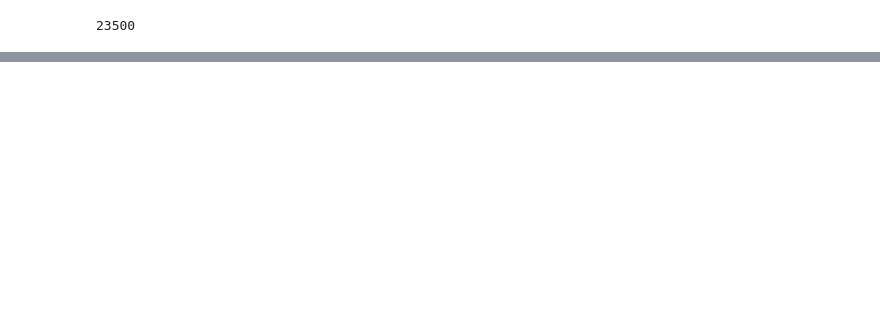
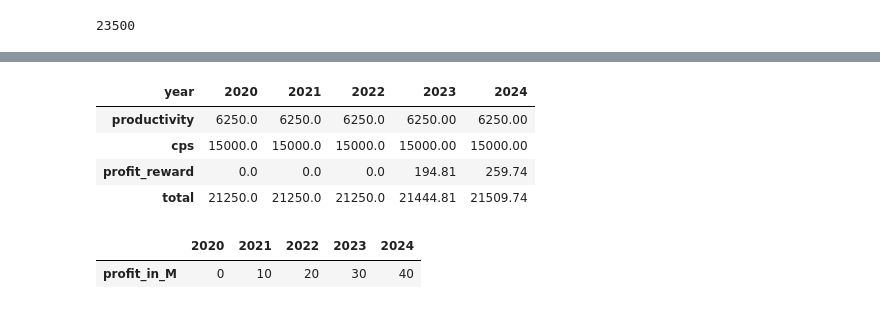
Before and after one commit to sachwarah/CBA, a Jupyter notebook: calculator.ipynb, the cells around one changed output, grey strips where cells are left out. Drawn from its saved outputs; the diff is of its cells as text; code cells hidden in the pictures; blank space fills up the shorter version.

```diff
--- a/calculator.ipynb
+++ b/calculator.ipynb
@@ -46,0 +72,24 @@ rates = {
+# %%
+def value_of_profit_to_crewmember(profit_in_millions, cba=2020):
+    applicable_rate = 0
+
+    if cba == 2018:
+        profit_thresholds = profit_thresholds_2018_CBA
+        profit = profit_in_millions if (profit_in_millions < 100) else 100
+    elif cba == 2020:
+        profit_thresholds = profit_thresholds_2020_CBA
+        profit = profit_in_millions if (profit_in_millions < 150) else 150
+
+
+    for threshold, rate in profit_thresholds.items():
+        if profit > threshold:
+            applicable_rate = rate
+        else:
+            break
+
+    profit = profit * 10**6
+    share_for_all_crewmembers = profit * (applicable_rate/100)
+    share_for_individual_crewmember = share_for_all_crewmembers / 770
+    return share_for_individual_crewmember
+
+value_of_profit_to_crewmember(profit_in_millions=55, cba=2020)
@@ -121,0 +175,23 @@ totals
+# %%
+cba_2018 = pd.DataFrame()
+cba_2018['year'] = years
+cba_2018['productivity'] = cba_2018.year.apply(lambda year : value_of_hours(hours, 2020) )
+cba_2018['cps'] = senior_cps.values()
+cba_2018['profit_reward'] = cba_2018.year.apply(
+    lambda year : value_of_profit_to_crewmember( profit_in_millions=profit[year], cba=2018 )
+)
+cba_2018.set_index('year', inplace=True)
+cba_2018['total'] = cba_2018.sum(axis=1)
+cba_2018 = cba_2018.round(2)
+cba_2018_t = cba_2018.transpose()
+# %% [output]
+| year | 2020 | 2021 | 2022 | 2023 | 2024 |
+| productivity | 6250.0 | 6250.0 | 6250.0 | 6250.00 | 6250.00 |
+| cps | 15000.0 | 15000.0 | 15000.0 | 15000.00 | 15000.00 |
+| profit_reward | 0.0 | 0.0 | 0.0 | 194.81 | 259.74 |
+| total | 21250.0 | 21250.0 | 21250.0 | 21444.81 | 21509.74 |
+# %%
+profit_table.transpose()
+# %% [output]
+|  | 2020 | 2021 | 2022 | 2023 | 2024 |
+| profit_in_M | 0 | 10 | 20 | 30 | 40 |
```
Also changed, not shown: parts of 19 cells of this notebook, 1 other file.
